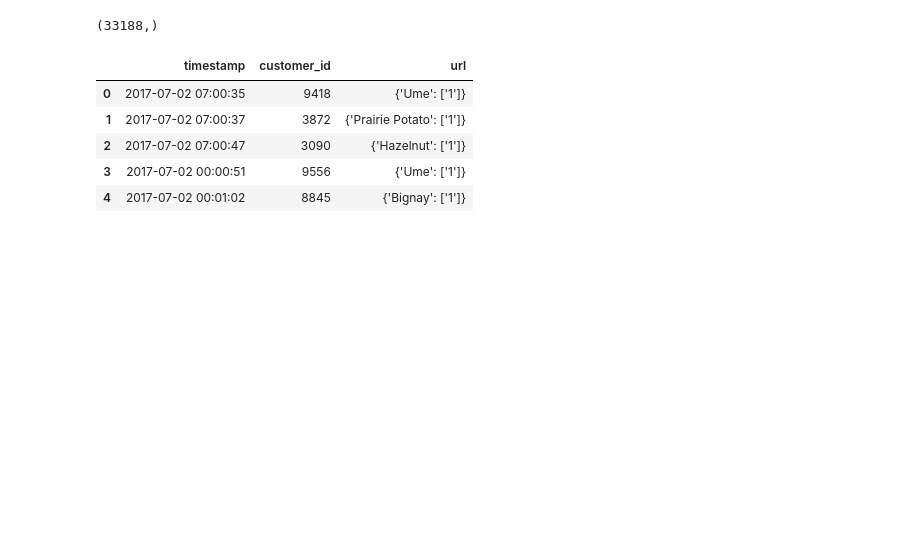
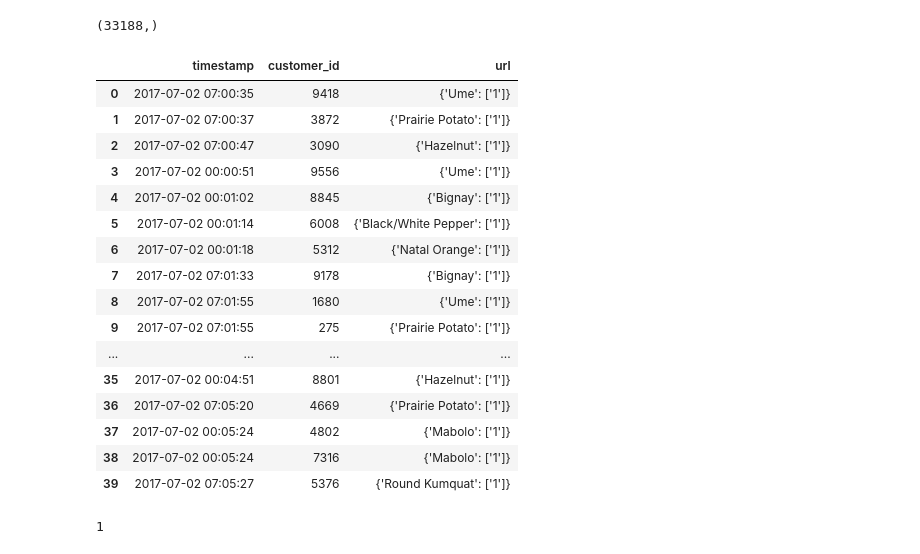
Before and after one commit to dtsmith2001/p-data-challenge, a Jupyter notebook: Explorations.ipynb, the cells around one changed output. Drawn from its saved outputs; the diff is of its cells as text; code cells hidden in the pictures; blank space fills up the shorter version.

```diff
--- a/Explorations.ipynb
+++ b/Explorations.ipynb
@@ -189,11 +186,26 @@ url_results.shape
 # %%
 url_results = pd.concat([fr.timestamp, fr.customer_id, qq], axis=1)
 # %%
-url_results.head()
+url_results.head(40)
 # %% [output]
 |  | timestamp | customer_id | url |
 | 0 | 2017-07-02 07:00:35 | 9418 | {'Ume': ['1']} |
 | 1 | 2017-07-02 07:00:37 | 3872 | {'Prairie Potato': ['1']} |
 | 2 | 2017-07-02 07:00:47 | 3090 | {'Hazelnut': ['1']} |
 | 3 | 2017-07-02 00:00:51 | 9556 | {'Ume': ['1']} |
 | 4 | 2017-07-02 00:01:02 | 8845 | {'Bignay': ['1']} |
+| 5 | 2017-07-02 00:01:14 | 6008 | {'Black/White Pepper': ['1']} |
+| 6 | 2017-07-02 00:01:18 | 5312 | {'Natal Orange': ['1']} |
+| 7 | 2017-07-02 07:01:33 | 9178 | {'Bignay': ['1']} |
+| 8 | 2017-07-02 07:01:55 | 1680 | {'Ume': ['1']} |
+| 9 | 2017-07-02 07:01:55 | 275 | {'Prairie Potato': ['1']} |
+| ... | ... | ... | ... |
+| 35 | 2017-07-02 00:04:51 | 8801 | {'Hazelnut': ['1']} |
+| 36 | 2017-07-02 07:05:20 | 4669 | {'Prairie Potato': ['1']} |
+| 37 | 2017-07-02 00:05:24 | 4802 | {'Mabolo': ['1']} |
+| 38 | 2017-07-02 00:05:24 | 7316 | {'Mabolo': ['1']} |
+| 39 | 2017-07-02 07:05:27 | 5376 | {'Round Kumquat': ['1']} |
+# %%
+int(url_results.url[0]["Ume"][0])
+# %% [output]
+1
```
Also changed, not shown: parts of 16 cells of this notebook.
